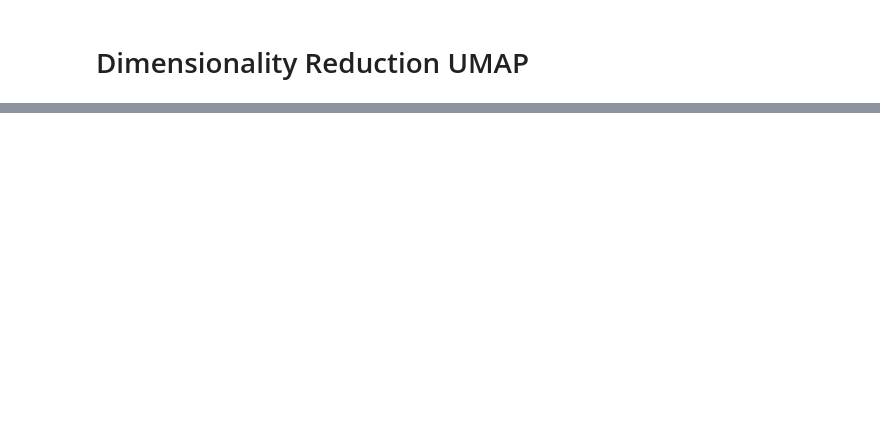
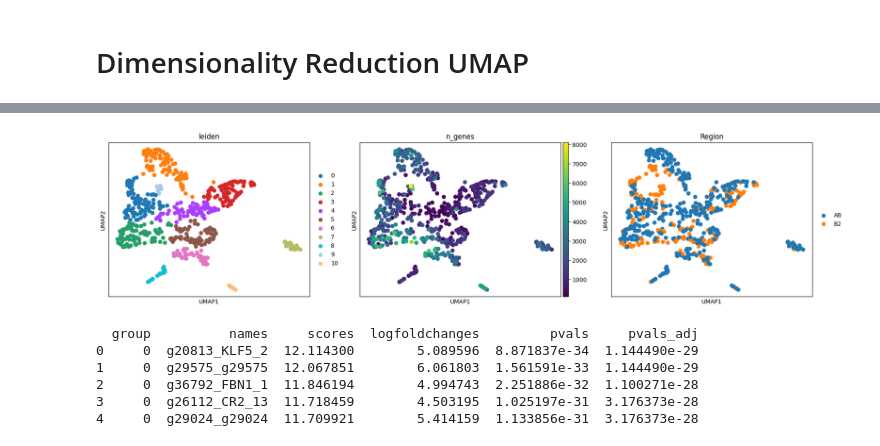
Before and after one commit to ateferos77/botryllus1_2, a Jupyter notebook: Botryllus_dataset1_Base.ipynb, the cells around one changed output, grey strips where cells are left out. Saved outputs shown, nothing was run; the diff lists cells and outputs as text; code cells hidden in the pictures; blank space fills up the shorter version.

```diff
--- a/Botryllus_dataset1_Base.ipynb
+++ b/Botryllus_dataset1_Base.ipynb
@@ -4203,0 +447,5 @@ Genes with good expression levels (not too low), suitable for detection methods
+# %%
+sc.tl.leiden(adata_qc, resolution=0.5)
+sc.pl.umap(adata_qc, color=['leiden', 'n_genes', 'Region'])
+# %% [output]
+[figure, added]
@@ -4203,0 +459,12 @@ Genes with good expression levels (not too low), suitable for detection methods
+# %%
+# table marker_df
+print(marker_df.head())
+#save marker_df to csv
+marker_df.to_csv('marker_genes.csv', index=False)
+# %% [output]
+  group          names     scores  logfoldchanges         pvals     pvals_adj
+0     0  g20813_KLF5_2  12.114300        5.089596  8.871837e-34  1.144490e-29
+1     0  g29575_g29575  12.067851        6.061803  1.561591e-33  1.144490e-29
+2     0  g36792_FBN1_1  11.846194        4.994743  2.251886e-32  1.100271e-28
+3     0  g26112_CR2_13  11.718459        4.503195  1.025197e-31  3.176373e-28
+4     0  g29024_g29024  11.709921        5.414159  1.133856e-31  3.176373e-28
```
Also changed, not shown: parts of 112 cells of this notebook, 3 other files.
